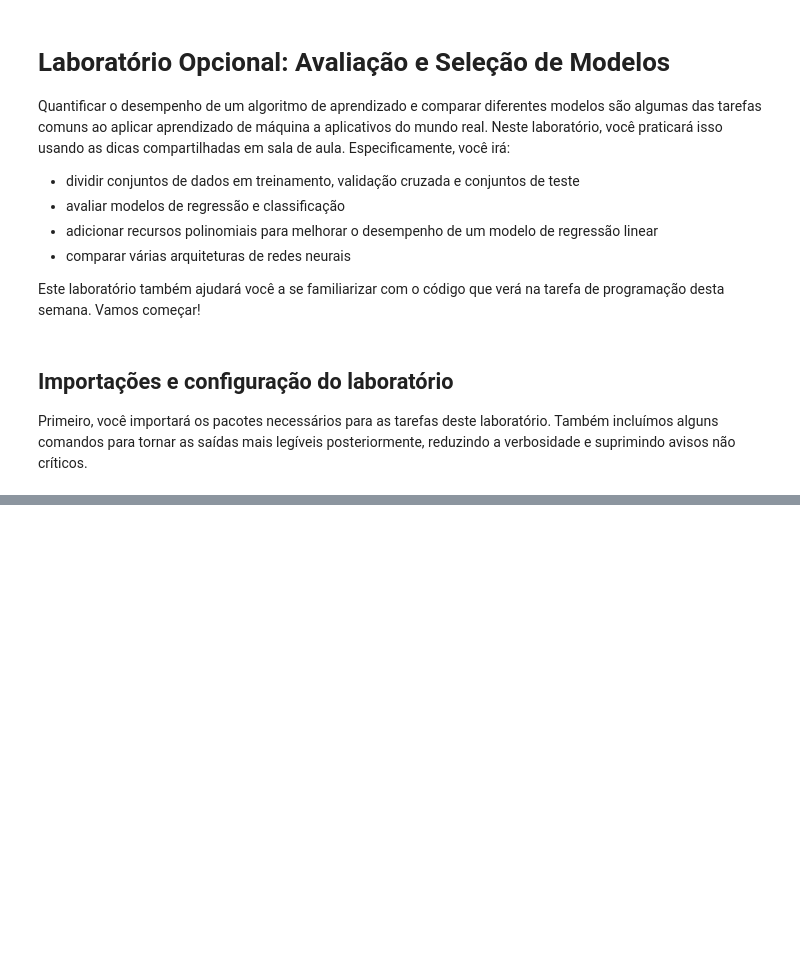
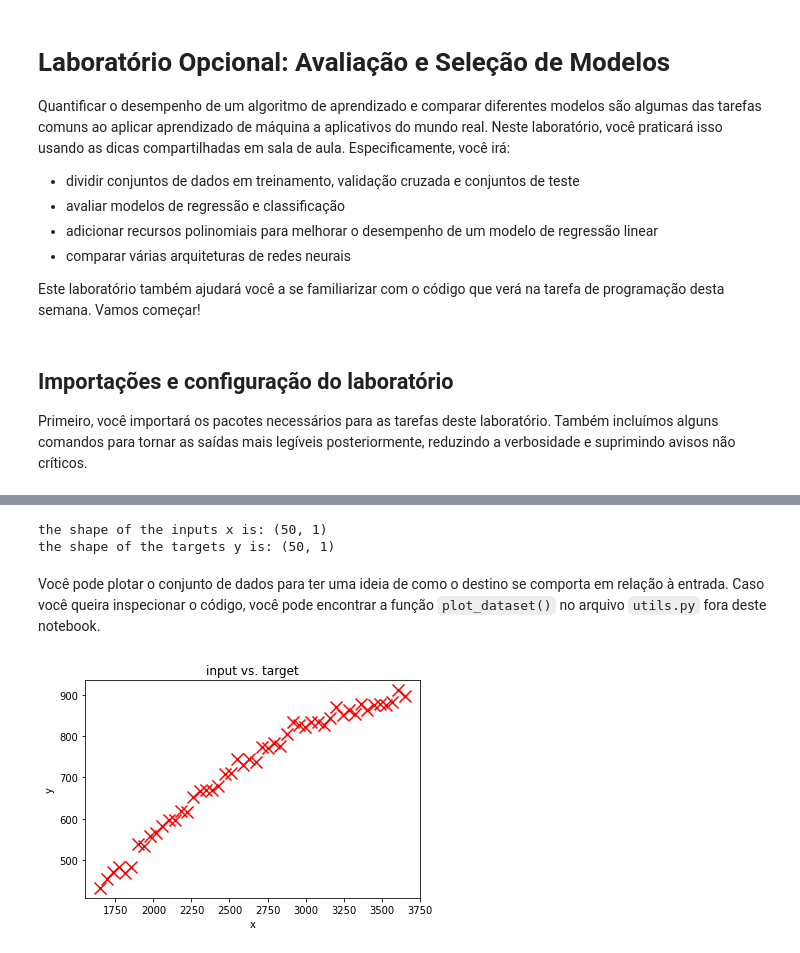
Before and after one commit to brunoramosmartins/ai_study, a Jupyter notebook: machine learning/course2/week3/OptionalLab_ModelEvaluation_and_Selection.ipynb, the cells around one changed output, grey strips where cells are left out. Saved outputs shown, nothing was run; the diff lists cells and outputs as text; code cells hidden in the pictures; blank space fills up the shorter version.

Commit message:
Primeiro lab opcional. Separando o dataset em tres partes e analisando o desempenho.

```diff
--- a/machine learning/course2/week3/OptionalLab_ModelEvaluation_and_Selection.ipynb
+++ b/machine learning/course2/week3/OptionalLab_ModelEvaluation_and_Selection.ipynb
@@ -37,0 +42,24 @@ tf.autograph.set_verbosity(0)
+# %%
+# Load the dataset from the text file
+data = np.loadtxt('./data/data_w3_ex1.csv', delimiter=',')
+
+# Split the inputs and outputs into separate arrays
+x = data[:,0]
+y = data[:,1]
+
+# Convert 1-D arrays into 2-D because the commands later will require it
+x = np.expand_dims(x, axis=1)
+y = np.expand_dims(y, axis=1)
+
+print(f"the shape of the inputs x is: {x.shape}")
+print(f"the shape of the targets y is: {y.shape}")
+# %% [output]
+the shape of the inputs x is: (50, 1)
+the shape of the targets y is: (50, 1)
+# %% [markdown]
+Você pode plotar o conjunto de dados para ter uma ideia de como o destino se comporta em relação à entrada. Caso você queira inspecionar o código, você pode encontrar a função `plot_dataset()` no arquivo `utils.py` fora deste notebook.
+# %%
+# Plot the entire dataset
+utils.plot_dataset(x=x, y=y, title="input vs. target")
+# %% [output]
+[figure, added]
```
Also changed, not shown: parts of 48 cells of this notebook.
